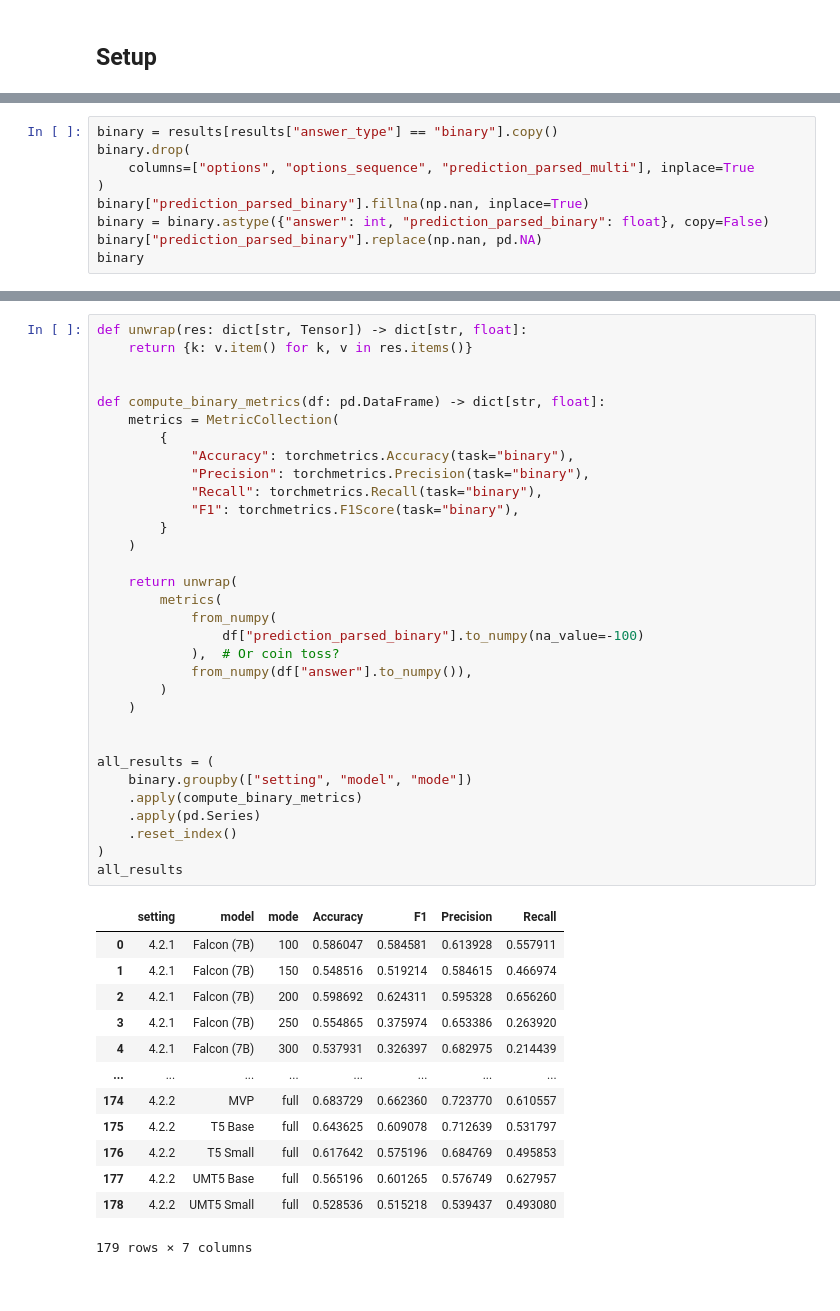
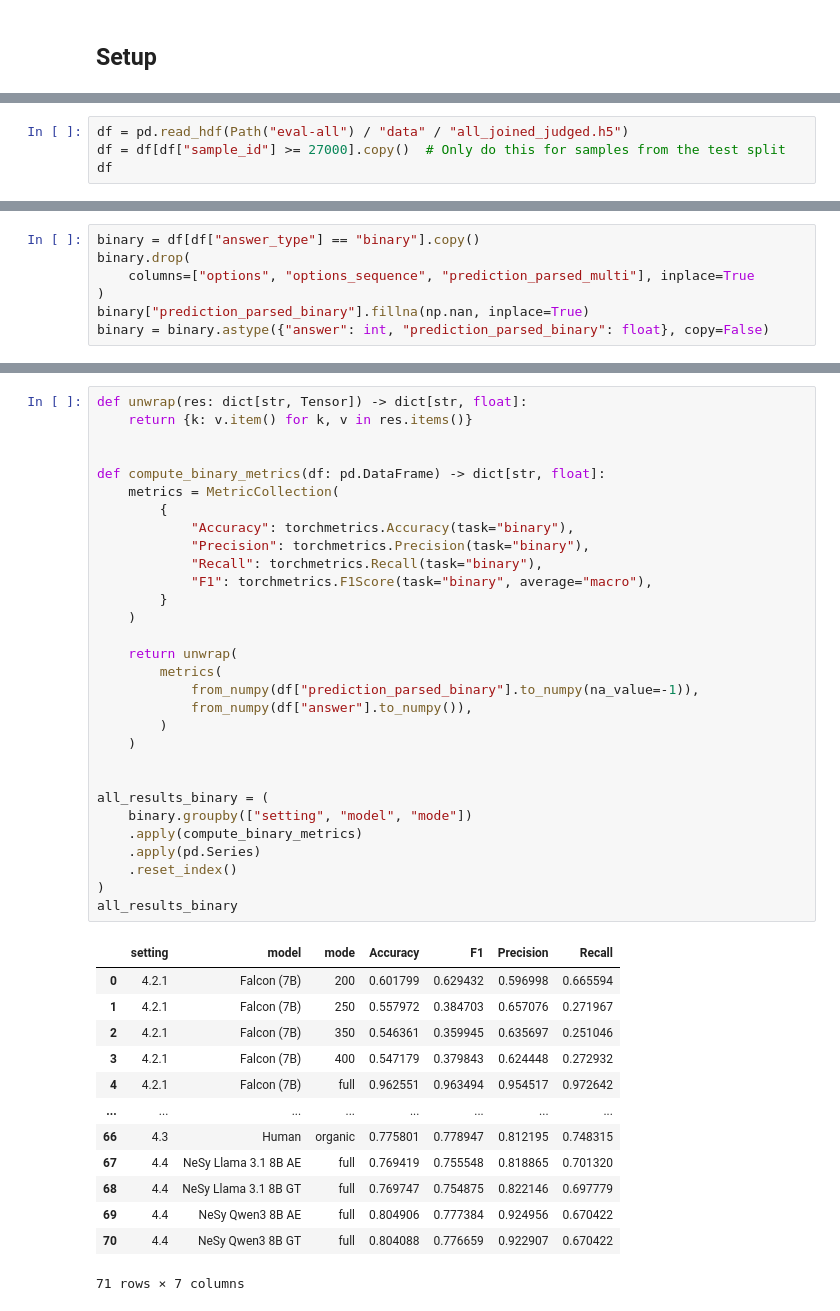
Before and after one commit to felixdivo/quants-eval, a Jupyter notebook: eval-all/compute-metrics.ipynb, the cells around one changed output, grey strips where cells are left out. Drawn from its saved outputs; the diff is of its cells as text.

```diff
--- a/eval-all/compute-metrics.ipynb
+++ b/eval-all/compute-metrics.ipynb
@@ -33,0 +28,4 @@ results
+# %%
+df = pd.read_hdf(Path("eval-all") / "data" / "all_joined_judged.h5")
+df = df[df["sample_id"] >= 27000].copy()  # Only do this for samples from the test split
+df
@@ -36,9 +50,7 @@ results
 # %%
-binary = results[results["answer_type"] == "binary"].copy()
+binary = df[df["answer_type"] == "binary"].copy()
 binary.drop(
     columns=["options", "options_sequence", "prediction_parsed_multi"], inplace=True
 )
 binary["prediction_parsed_binary"].fillna(np.nan, inplace=True)
 binary = binary.astype({"answer": int, "prediction_parsed_binary": float}, copy=False)
-binary["prediction_parsed_binary"].replace(np.nan, pd.NA)
-binary
@@ -59,47 +57,45 @@ binary
 # %%
 def unwrap(res: dict[str, Tensor]) -> dict[str, float]:
     return {k: v.item() for k, v in res.items()}
 
 
 def compute_binary_metrics(df: pd.DataFrame) -> dict[str, float]:
     metrics = MetricCollection(
         {
             "Accuracy": torchmetrics.Accuracy(task="binary"),
             "Precision": torchmetrics.Precision(task="binary"),
             "Recall": torchmetrics.Recall(task="binary"),
-            "F1": torchmetrics.F1Score(task="binary"),
+            "F1": torchmetrics.F1Score(task="binary", average="macro"),
         }
     )
 
     return unwrap(
         metrics(
-            from_numpy(
-                df["prediction_parsed_binary"].to_numpy(na_value=-100)
-            ),  # Or coin toss?
+            from_numpy(df["prediction_parsed_binary"].to_numpy(na_value=-1)),
             from_numpy(df["answer"].to_numpy()),
         )
     )
 
 
-all_results = (
+all_results_binary = (
     binary.groupby(["setting", "model", "mode"])
     .apply(compute_binary_metrics)
     .apply(pd.Series)
     .reset_index()
 )
-all_results
+all_results_binary
 # %% [output]
 |  | setting | model | mode | Accuracy | F1 | Precision | Recall |
-| 0 | 4.2.1 | Falcon (7B) | 100 | 0.586047 | 0.584581 | 0.613928 | 0.557911 |
-| 1 | 4.2.1 | Falcon (7B) | 150 | 0.548516 | 0.519214 | 0.584615 | 0.466974 |
-| 2 | 4.2.1 | Falcon (7B) | 200 | 0.598692 | 0.624311 | 0.595328 | 0.656260 |
-| 3 | 4.2.1 | Falcon (7B) | 250 | 0.554865 | 0.375974 | 0.653386 | 0.263920 |
-| 4 | 4.2.1 | Falcon (7B) | 300 | 0.537931 | 0.326397 | 0.682975 | 0.214439 |
+| 0 | 4.2.1 | Falcon (7B) | 200 | 0.601799 | 0.629432 | 0.596998 | 0.665594 |
+| 1 | 4.2.1 | Falcon (7B) | 250 | 0.557972 | 0.384703 | 0.657076 | 0.271967 |
+| 2 | 4.2.1 | Falcon (7B) | 350 | 0.546361 | 0.359945 | 0.635697 | 0.251046 |
+| 3 | 4.2.1 | Falcon (7B) | 400 | 0.547179 | 0.379843 | 0.624448 | 0.272932 |
+| 4 | 4.2.1 | Falcon (7B) | full | 0.962551 | 0.963494 | 0.954517 | 0.972642 |
 | ... | ... | ... | ... | ... | ... | ... | ... |
-| 174 | 4.2.2 | MVP | full | 0.683729 | 0.662360 | 0.723770 | 0.610557 |
-| 175 | 4.2.2 | T5 Base | full | 0.643625 | 0.609078 | 0.712639 | 0.531797 |
-| 176 | 4.2.2 | T5 Small | full | 0.617642 | 0.575196 | 0.684769 | 0.495853 |
-| 177 | 4.2.2 | UMT5 Base | full | 0.565196 | 0.601265 | 0.576749 | 0.627957 |
-| 178 | 4.2.2 | UMT5 Small | full | 0.528536 | 0.515218 | 0.539437 | 0.493080 |
+| 66 | 4.3 | Human | organic | 0.775801 | 0.778947 | 0.812195 | 0.748315 |
+| 67 | 4.4 | NeSy Llama 3.1 8B AE | full | 0.769419 | 0.755548 | 0.818865 | 0.701320 |
+| 68 | 4.4 | NeSy Llama 3.1 8B GT | full | 0.769747 | 0.754875 | 0.822146 | 0.697779 |
+| 69 | 4.4 | NeSy Qwen3 8B AE | full | 0.804906 | 0.777384 | 0.924956 | 0.670422 |
+| 70 | 4.4 | NeSy Qwen3 8B GT | full | 0.804088 | 0.776659 | 0.922907 | 0.670422 |
-179 rows × 7 columns
+71 rows × 7 columns
 # %% [markdown]
```
Also changed, not shown: parts of 27 cells of this notebook, 5 other files.
